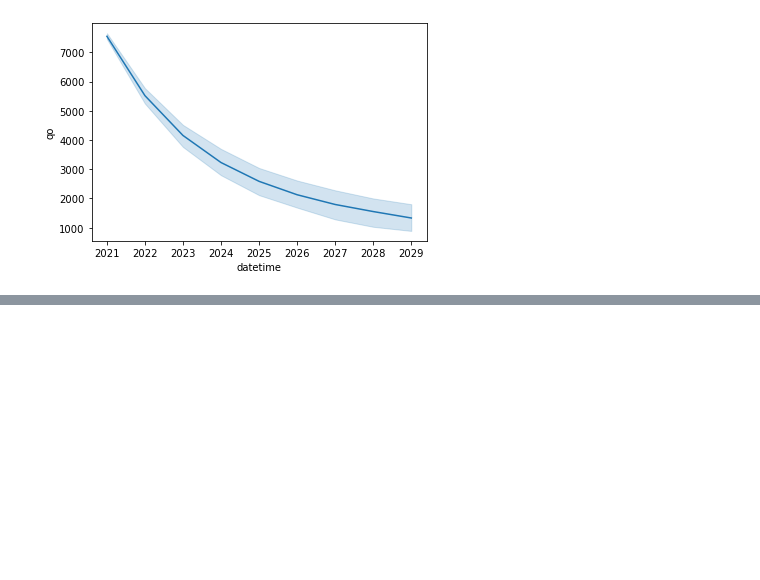
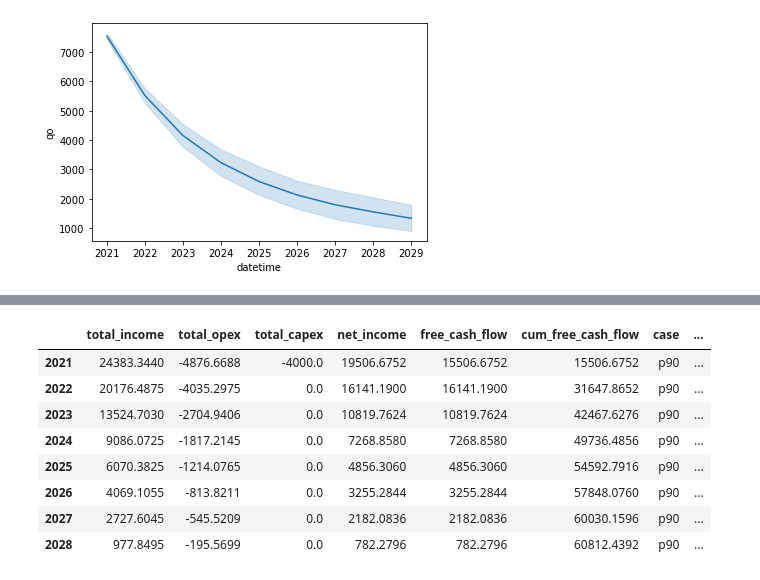
Before and after one commit to scuervo91/reservoirpy, a Jupyter notebook: examples/wellproductivity/7-schedule_forecast-Copy1.ipynb, the cells around one changed output, grey strips where cells are left out. Drawn from its saved outputs; the diff is of its cells as text; code cells hidden in the pictures; blank space fills up the shorter version.

```diff
--- a/examples/wellproductivity/7-schedule_forecast-Copy1.ipynb
+++ b/examples/wellproductivity/7-schedule_forecast-Copy1.ipynb
@@ -536,0 +584,13 @@ sns.lineplot(data=simgr, x='datetime',y='qo')
+# %%
+d,_ = gr1.wells['w1'].get_fcf(cases='p90')
+d
+# %% [output]
+|  | total_income | total_opex | total_capex | net_income | free_cash_flow | cum_free_cash_flow | case | ... |
+| 2021 | 24383.3440 | -4876.6688 | -4000.0 | 19506.6752 | 15506.6752 | 15506.6752 | p90 | ... |
+| 2022 | 20176.4875 | -4035.2975 | 0.0 | 16141.1900 | 16141.1900 | 31647.8652 | p90 | ... |
+| 2023 | 13524.7030 | -2704.9406 | 0.0 | 10819.7624 | 10819.7624 | 42467.6276 | p90 | ... |
+| 2024 | 9086.0725 | -1817.2145 | 0.0 | 7268.8580 | 7268.8580 | 49736.4856 | p90 | ... |
+| 2025 | 6070.3825 | -1214.0765 | 0.0 | 4856.3060 | 4856.3060 | 54592.7916 | p90 | ... |
+| 2026 | 4069.1055 | -813.8211 | 0.0 | 3255.2844 | 3255.2844 | 57848.0760 | p90 | ... |
+| 2027 | 2727.6045 | -545.5209 | 0.0 | 2182.0836 | 2182.0836 | 60030.1596 | p90 | ... |
+| 2028 | 977.8495 | -195.5699 | 0.0 | 782.2796 | 782.2796 | 60812.4392 | p90 | ... |
```
Also changed, not shown: parts of 8 cells of this notebook, 2 other files.
